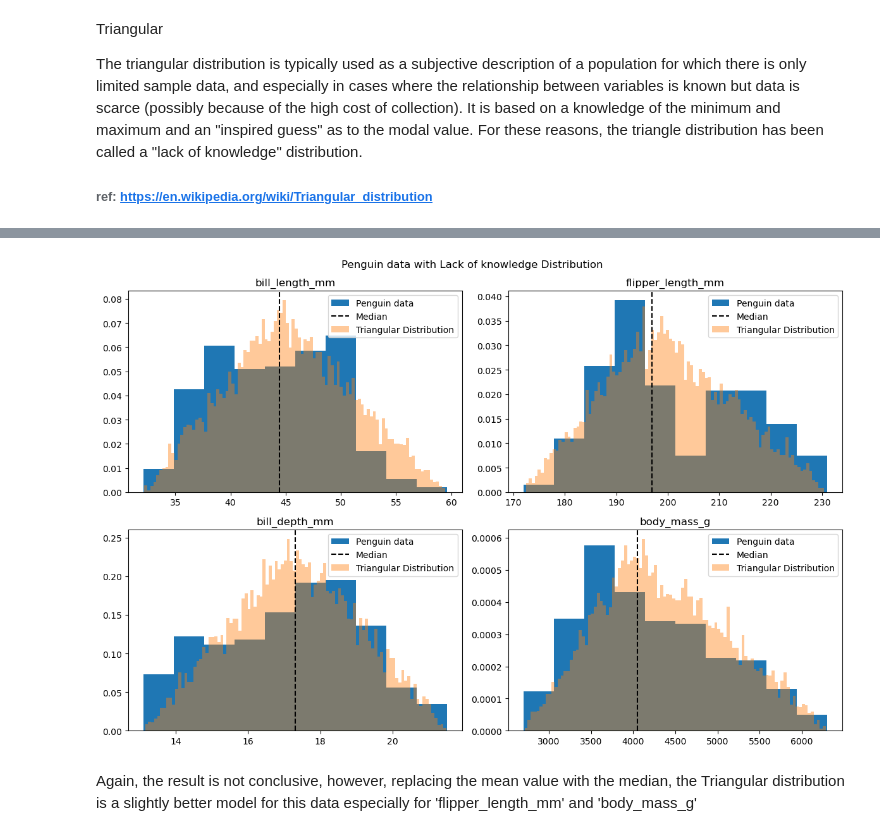
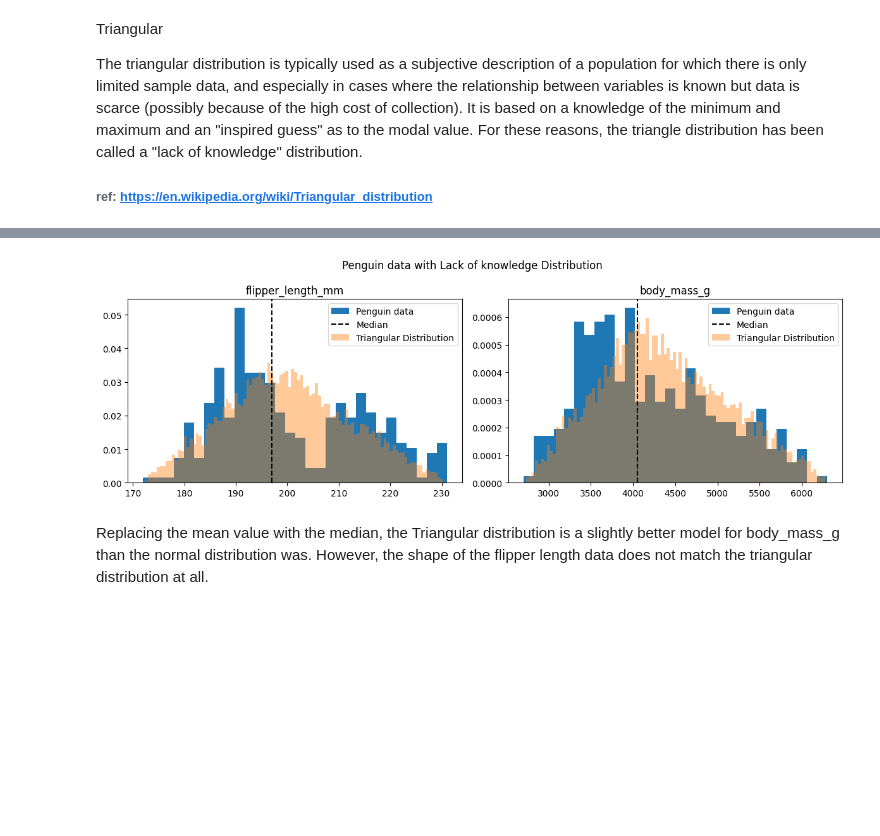
Before and after one commit to noyo0/Fundamentals_DataAnalysis, a Jupyter notebook: tasks.ipynb, the cells around one changed output, grey strips where cells are left out. Drawn from its saved outputs; the diff is of its cells as text; code cells hidden in the pictures; blank space fills up the shorter version.

```diff
--- a/tasks.ipynb
+++ b/tasks.ipynb
@@ -593,0 +594,18 @@ Based on the results, Normal distribution could be adequate to model the continu
+# %%
+# multimodal histogram - flipper lenght
+c=['flipper_length_mm']
+i=0
+mean = df[c[i]].mean()
+std = df[c[i]].std()
+
+fig, ax = plt.subplots(1,1, figsize=(6,4))
+fig.suptitle('Flipper lenght data with multiple Normal Probability Distribution curves',fontsize=12)
+ax.hist(df[c[i]],bins=30,density=True, label="Penguin data")
+ax.axvline(mean, color="black", ls="--", label="Median")
+ax.set_title(c[i])
+ax.legend()
+grid=rows[i],cols[i] #pass grid coordinate
+#print(grid)
+f_NormDist(mean,std,grid)
+plt.tight_layout()
+plt.show()
@@ -609,48 +659,43 @@ plt.show()
 # %%
 #Triangular Distribution overlay with penguin data
 
 # list of variables from Penguins dataset
-c=['bill_length_mm', 'bill_depth_mm', 'flipper_length_mm', 'body_mass_g']
+c=['flipper_length_mm', 'body_mass_g']
 #set up chart with 2x2 grid for the 4 numberic variables
-fig, axs = plt.subplots(2,2, figsize=(12,8))
+fig, axs = plt.subplots(1,2, figsize=(12,4))#1 row, 2 columns
 fig.suptitle('Penguin data with Lack of knowledge Distribution',fontsize=12)
-
 #store grid coordinates for ewach plot
-rows=[0,1,0,1]
-cols=[0,0,1,1]
-
+#rows=[0,0,1,1]
+cols=[0,1]
 #Create function to draw Triangualr Distribution reusing NumPy example code from:
     #https://numpy.org/doc/stable/reference/random/generated/numpy.random.triangular.html
 
 def f_TrianDist(min,median,max,grid): # i: counter, mu: median, std: standard deviation, grid: chart position
     s = np.random.triangular(min,median,max, 10000)
-
     abs(mu - np.median(s))
     abs(sigma - np.std(s, ddof=1))
-
     count, bins, ignored = axs[grid].hist(
         s, bins=100,
         density=True,
         alpha=0.42,
         label='Triangular Distribution')
     axs[grid].legend()
+#-----end of f_NormTrian function
 
-#-----end of f_NormTrian
-
-for i in range(4):
+for i in range(len(c)):
     min = df[c[i]].min()
     median = df[c[i]].median()
     max = df[c[i]].max()
-    axs[rows[i],cols[i]].hist(df[c[i]],bins=10,density=True, label="Penguin data")
-    axs[rows[i],cols[i]].axvline(median, color="black", ls="--", label="Median")
-    axs[rows[i],cols[i]].set_title(c[i])
-    axs[rows[i],cols[i]].legend()
-    grid=rows[i],cols[i]
+    axs[cols[i]].hist(df[c[i]],bins=30,density=True, label="Penguin data")
+    axs[cols[i]].axvline(median, color="black", ls="--", label="Median")
+    axs[cols[i]].set_title(c[i])
+    axs[cols[i]].legend()
+    grid=cols[i]
     #print(grid)
     f_TrianDist(min,median,max,grid)
 plt.tight_layout()
 plt.show()
 # %% [output]
-[figure, old version]
+[figure, new version]
 # %% [markdown]
-Again, the result is not conclusive, however, replacing the mean value with the median, the Triangular distribution is a slightly better model for this data especially for 'flipper_length_mm' and 'body_mass_g'
+Replacing the mean value with the median, the Triangular distribution is a slightly better model for body_mass_g than the normal distribution was. However, the shape of the flipper length data does not match the triangular distribution at all.
```
Also changed, not shown: parts of 11 cells of this notebook.
